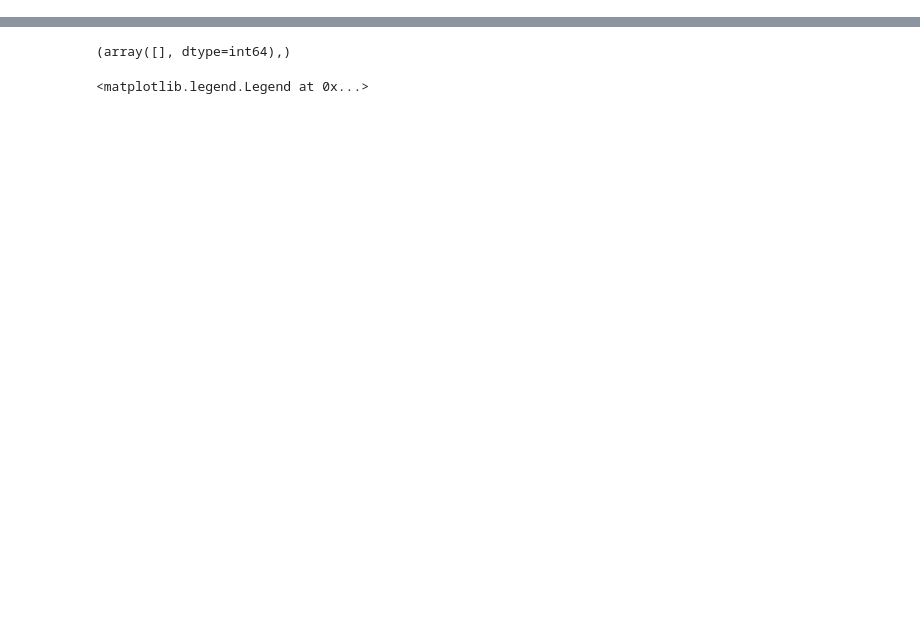
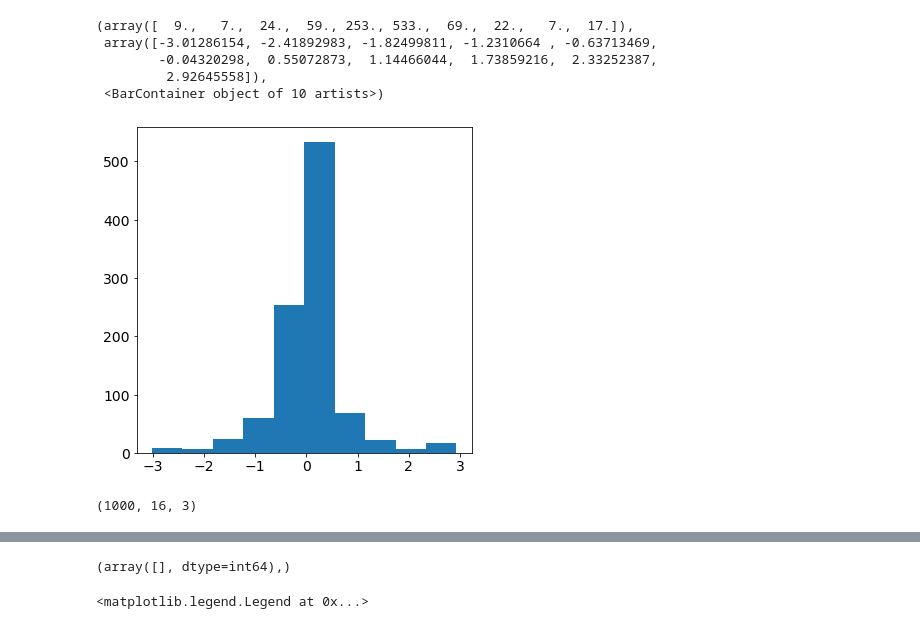
Before and after one commit to SangeonPark/ToyJetGenerator, a Jupyter notebook: data/JetData_Checks.ipynb, the cells around one changed output, grey strips where cells are left out. Saved outputs shown, nothing was run; the diff lists cells and outputs as text; code cells hidden in the pictures; blank space fills up the shorter version.

```diff
--- a/data/JetData_Checks.ipynb
+++ b/data/JetData_Checks.ipynb
@@ -20,7 +20,7 @@ import matplotlib.pyplot as plt
 plt.rcParams["figure.figsize"] = (6,6)
 plt.rcParams.update({'font.size': 14})
 # %%
-top_2p_8part = jet_data_generator("signal",0.00005, 2, 8, True,True, 4)
-top_3p_8part = jet_data_generator("signal",0.00005, 3, 8, True,True, 4)
+top_2p_8part = jet_data_generator("signal",0.00005, 2, 16, True,True, 4)
+top_3p_8part = jet_data_generator("signal",0.00005, 3, 16, True,True, 4)
 # %%
 top_2p = top_2p_8part.generate_dataset(1000)
@@ -26,0 +29,9 @@ top_2p = top_2p_8part.generate_dataset(1000)
+# %%
+plt.hist(top_2p[:,0,2])
+# %% [output]
+(array([  9.,   7.,  24.,  59., 253., 533.,  69.,  22.,   7.,  17.]),
+ array([-3.01286154, -2.41892983, -1.82499811, -1.2310664 , -0.63713469,
+        -0.04320298,  0.55072873,  1.14466044,  1.73859216,  2.33252387,
+         2.92645558]),
+ <BarContainer object of 10 artists>)
+[figure, added]
@@ -26,0 +52,4 @@ top_2p = top_2p_8part.generate_dataset(1000)
+# %%
+top_2p.shape
+# %% [output]
+(1000, 16, 3)
```
Also changed, not shown: parts of 14 cells of this notebook, 22 other files.
